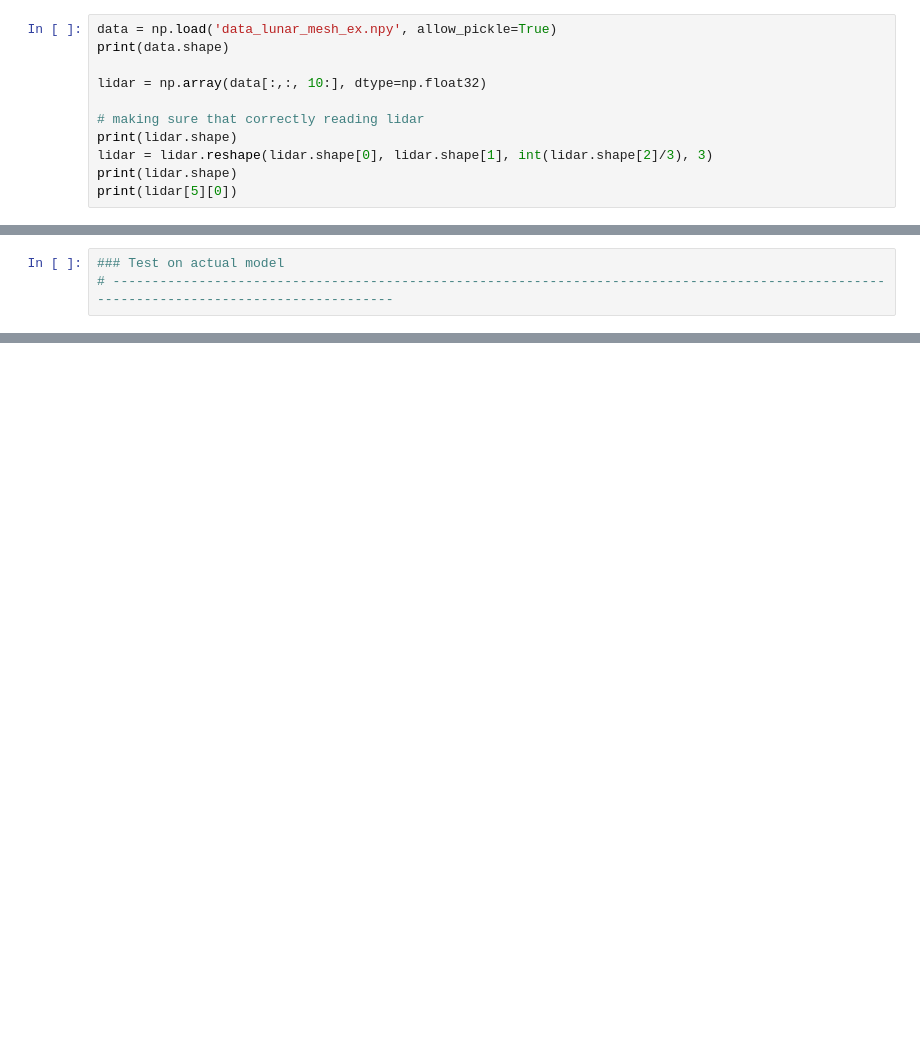
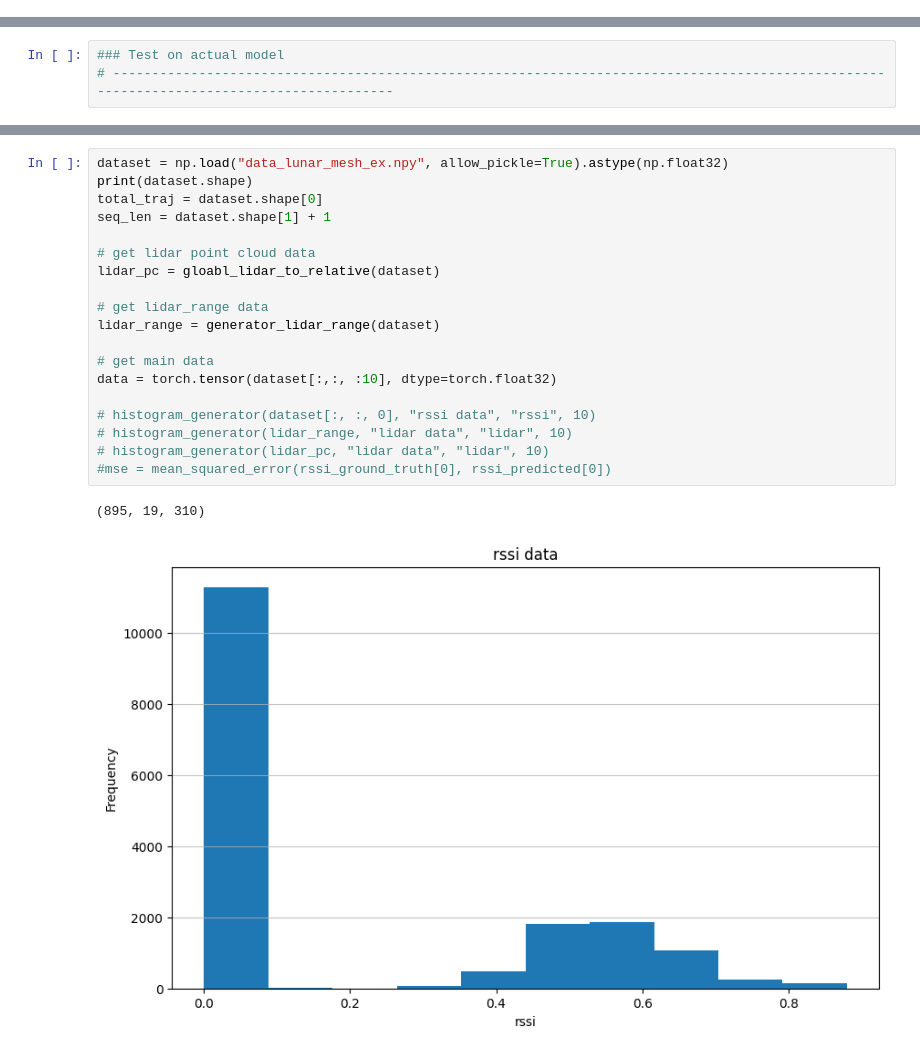
Before and after one commit to patorrad/sionna_dataset_generator, a Jupyter notebook: lidar-embedding.ipynb, the cells around one changed output, grey strips where cells are left out. Saved outputs shown, nothing was run; the diff lists cells and outputs as text; blank space fills up the shorter version.

Commit message:
Cleaning up lidar embedding

```diff
--- a/lidar-embedding.ipynb
+++ b/lidar-embedding.ipynb
@@ -13,14 +13,3 @@ np.random.seed(42)
 torch.manual_seed(42)
 # %% [output]
 <torch._C.Generator at 0x...>
-# %%
-data = np.load('data_lunar_mesh_ex.npy', allow_pickle=True)
-print(data.shape)
-
-lidar = np.array(data[:,:, 10:], dtype=np.float32)
-
-# making sure that correctly reading lidar
-print(lidar.shape)
-lidar = lidar.reshape(lidar.shape[0], lidar.shape[1], int(lidar.shape[2]/3), 3)
-print(lidar.shape)
-print(lidar[5][0])
@@ -763,0 +281,22 @@ torch.Size([2000, 3])
+# %%
+dataset = np.load("data_lunar_mesh_ex.npy", allow_pickle=True).astype(np.float32)
+print(dataset.shape)
+total_traj = dataset.shape[0]
+seq_len = dataset.shape[1] + 1
+
+# get lidar point cloud data
+lidar_pc = gloabl_lidar_to_relative(dataset)
+
+# get lidar_range data
+lidar_range = generator_lidar_range(dataset)
+
+# get main data
+data = torch.tensor(dataset[:,:, :10], dtype=torch.float32)
+
+# histogram_generator(dataset[:, :, 0], "rssi data", "rssi", 10)
+# histogram_generator(lidar_range, "lidar data", "lidar", 10)
+# histogram_generator(lidar_pc, "lidar data", "lidar", 10)
+#mse = mean_squared_error(rssi_ground_truth[0], rssi_predicted[0])
+# %% [output]
+(895, 19, 310)
+[figure, added]
```
Also changed, not shown: parts of 22 cells of this notebook, 2 other files.
